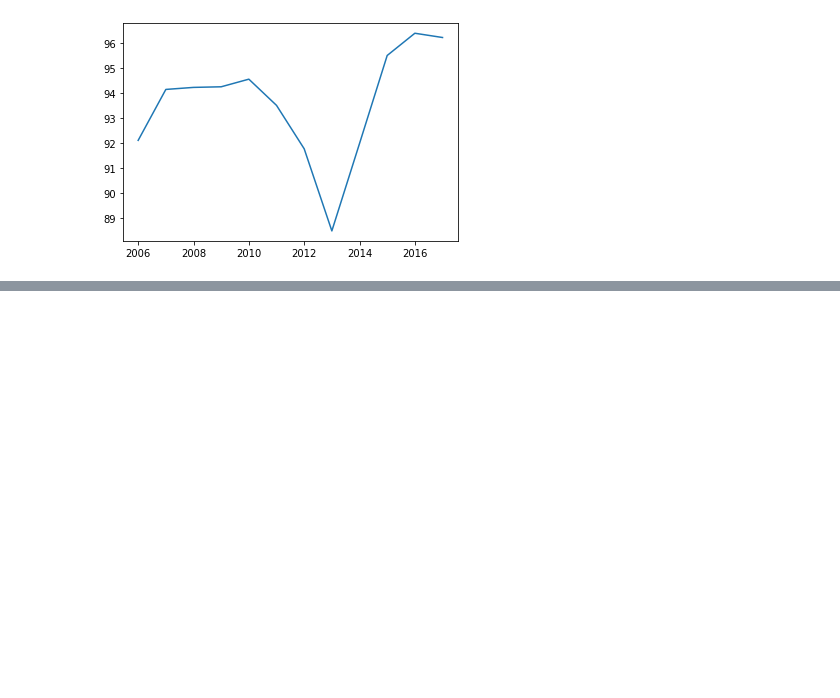
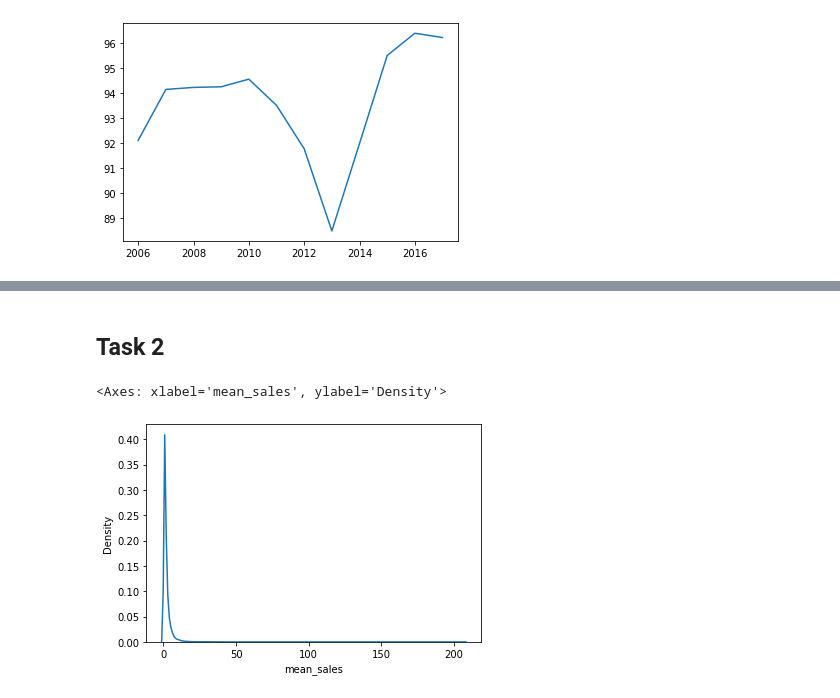
Before and after one commit to ddanielfung/GovTech-Assessment, a Jupyter notebook: section-1.ipynb, the cells around one changed output, grey strips where cells are left out. Drawn from its saved outputs; the diff is of its cells as text; code cells hidden in the pictures; blank space fills up the shorter version.

```diff
--- a/section-1.ipynb
+++ b/section-1.ipynb
@@ -71,0 +109,3 @@ plt.plot(motorcycles.query(f"age == '5'")["year"], motorcycles.query(f"age == '5
+# %%
+hdb = pd.read_csv("CEASalespersonsPropertyTransactionRecordsresidential.csv")
+hdb.head()
@@ -71,0 +119,5 @@ plt.plot(motorcycles.query(f"age == '5'")["year"], motorcycles.query(f"age == '5
+# %%
+# clean data of entries with no salesperson
+print(len(hdb))
+hdb = hdb[hdb["salesperson_name"]!="-"]
+print(len(hdb))
@@ -71,0 +127,15 @@ plt.plot(motorcycles.query(f"age == '5'")["year"], motorcycles.query(f"age == '5
+# %%
+# Engineer features for task 1
+# getting "year" of sale
+hdb["year"] = hdb["transaction_date"].apply(lambda x: x.split('-')[1])
+hdb["year"].value_counts()
+
+# getting "years_experience" which is number of years of experience of each salesperson
+num_of_years_exp = hdb.groupby(by=["salesperson_name"])["year"].nunique()
+print(num_of_years_exp[0])
+hdb["num_of_years_exp"] = hdb["salesperson_name"].map(num_of_years_exp)
+# hdb["num_of_years_exp"].describe()
+
+num_of_sales = hdb.query("represented == 'SELLER'").groupby(by=["salesperson_name"]).count()["transaction_date"]
+print(num_of_sales[0])
+hdb["num_of_sales"] = hdb["salesperson_name"].map(num_of_sales).fillna(0)
@@ -71,0 +145,4 @@ plt.plot(motorcycles.query(f"age == '5'")["year"], motorcycles.query(f"age == '5
+# %%
+hdb["mean_sales"] = hdb["num_of_sales"] / hdb["num_of_years_exp"]
+mean_sales_series = hdb.query("represented == 'SELLER'").groupby(by=["salesperson_name"]).agg('mean')["mean_sales"]
+mean_sales_series.describe()
@@ -71,0 +159,9 @@ plt.plot(motorcycles.query(f"age == '5'")["year"], motorcycles.query(f"age == '5
+# %% [markdown]
+## Task 2
+# %%
+import seaborn as sns
+import numpy as np
+sns.kdeplot(mean_sales_series)
+# %% [output]
+<Axes: xlabel='mean_sales', ylabel='Density'>
+[figure, added]
```
Also changed, not shown: parts of 27 cells of this notebook, 3 other files.
